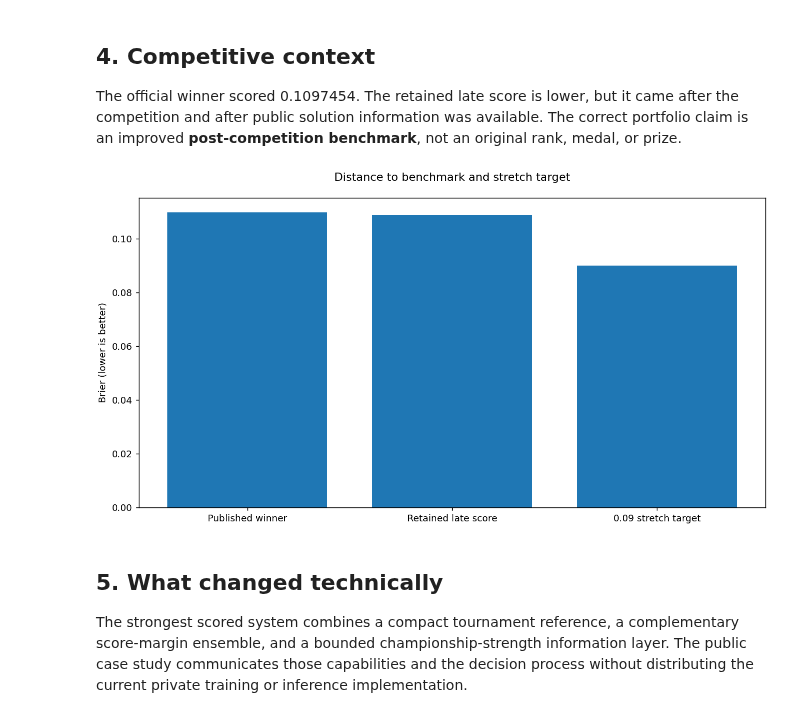
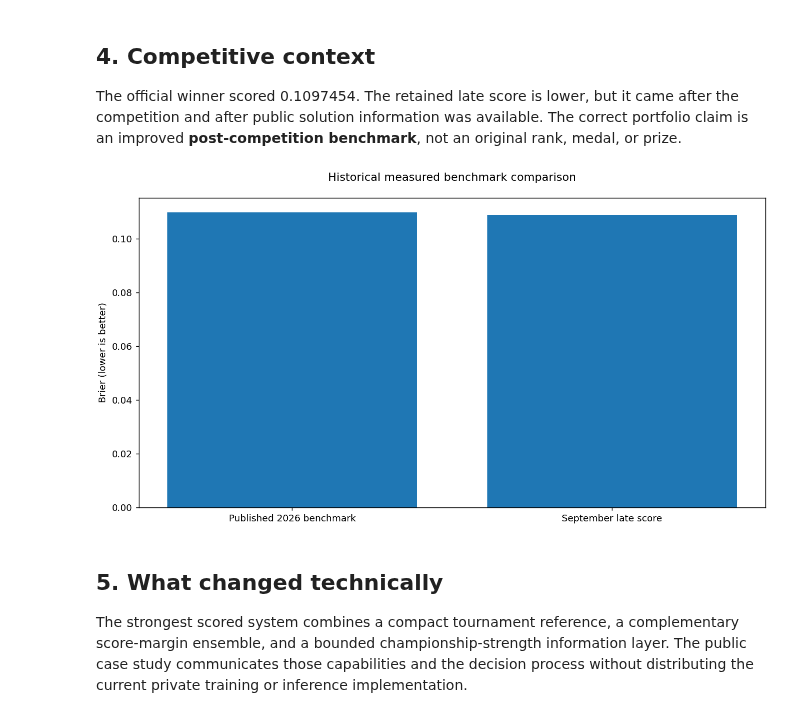
Before and after one commit to alvaromendizabal/march-machine-learning-mania-2026, a Jupyter notebook: portfolio/current_research.ipynb, the cells around one changed output. Cells and saved outputs as stored; diff of their text form; code cells hidden in the pictures.

```diff
--- a/portfolio/current_research.ipynb
+++ b/portfolio/current_research.ipynb
@@ -56,9 +56,9 @@ display(pd.DataFrame([i]))
 ## 4. Competitive context
 The official winner scored 0.1097454. The retained late score is lower, but it came after the competition and after public solution information was available. The correct portfolio claim is an improved **post-competition benchmark**, not an original rank, medal, or prize.
 # %%
-chart('score_gap','Distance to benchmark and stretch target',['Published winner','Retained late score','0.09 stretch target'],{'Brier':[s['benchmark'],s['champion']['score'],s['stretch_target']]},'Brier (lower is better)')
+chart('score_gap','Historical measured benchmark comparison',['Published 2026 benchmark','September late score'],{'Brier':[s['benchmark'],s['champion']['score']]},'Brier (lower is better)')
 # %% [output]
-[figure, old version]
+[figure, new version]
 # %% [markdown]
 ## 5. What changed technically
 The strongest scored system combines a compact tournament reference, a complementary score-margin ensemble, and a bounded championship-strength information layer. The public case study communicates those capabilities and the decision process without distributing the current private training or inference implementation.
```
Also changed, not shown: parts of 2 cells of this notebook, 37 other files.
